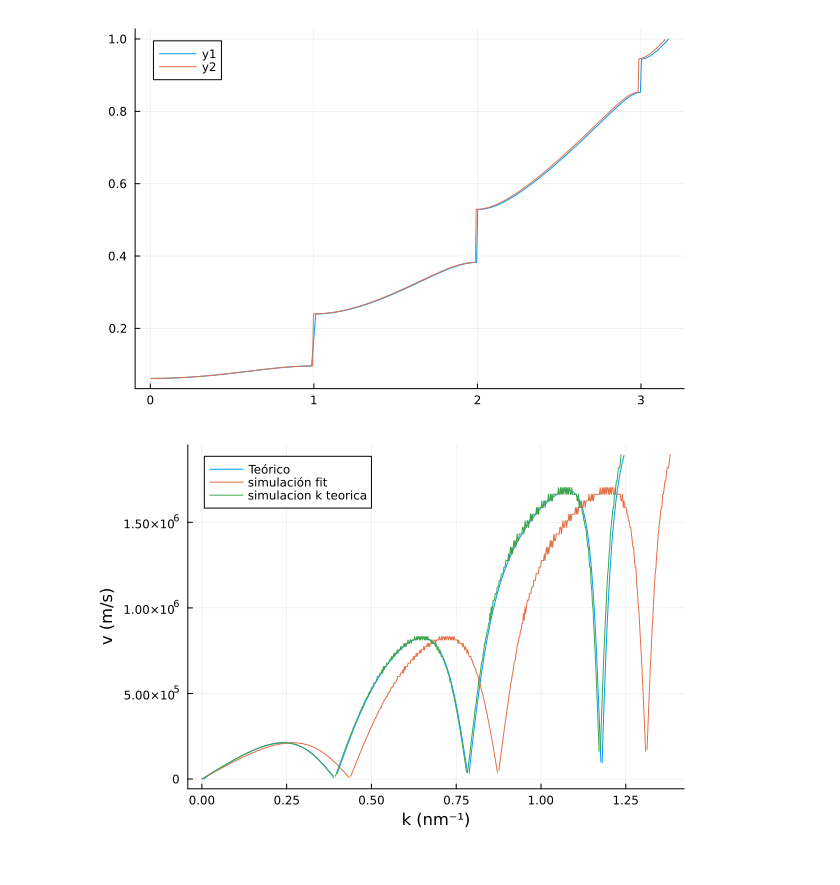
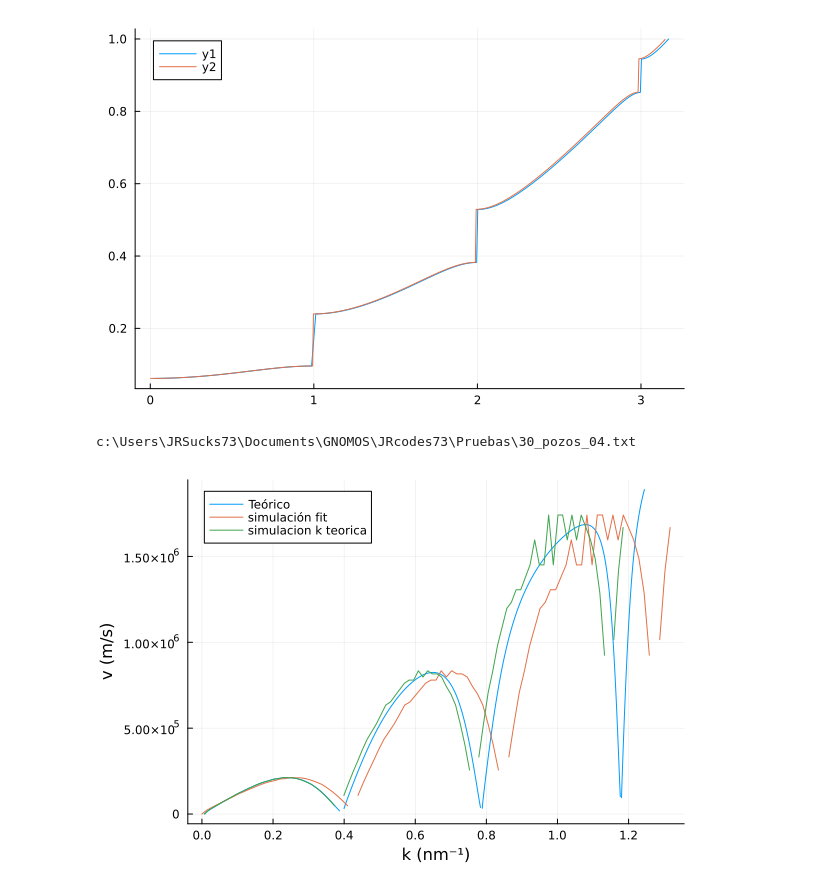
Before and after one commit to teresa-p-l/GNOMOS, a Jupyter notebook: JRcodes73/Bandas_anal/Bandas_analiticas.ipynb, the cells around one changed output. Saved outputs shown, nothing was run; the diff lists cells and outputs as text; code cells hidden in the pictures.

Commit message:
Ahora con 30 pozos

```diff
--- a/JRcodes73/Bandas_anal/Bandas_analiticas.ipynb
+++ b/JRcodes73/Bandas_anal/Bandas_analiticas.ipynb
@@ -183,17 +183,19 @@ display(p2)
 # %% [output]
 [figure]
 # %%
+prueba = leer_archivo_csv("Pruebas", "30_pozos_04.txt")
 v_g = compute_v(E_bandas,k_bandas)
 velocidad = plot(k_bandas,v_g, xlabel = "k (nm⁻¹)", ylabel = "v (m/s)", label = "Teórico")
 
 ocurrencias = prueba.Occurrence
 E_sim = prueba[:,2]
 a = Barrier_width + Well_width
-N = 200
+N = 30
 k_sim_fit = n_to_k_fit(ocurrencias, N, a, normalizado = false)
-k_sim = (prueba.Occurrence .- 0.5) ./ 200 .* π ./ a
+k_sim = (prueba.Occurrence .- 0.5) ./ 30 .* π ./ a
 v_sim = compute_v(E_sim, k_sim)
 plot!(velocidad, k_sim_fit, v_sim, label = "simulación fit")
 plot!(velocidad, k_sim, v_sim, label = "simulacion k teorica")
 # %% [output]
+c:\Users\JRSucks73\Documents\GNOMOS\JRcodes73\Pruebas\30_pozos_04.txt
-[figure, old version]
+[figure, new version]
```
Also changed, not shown: parts of 1 cell of this notebook, 1 other file.
